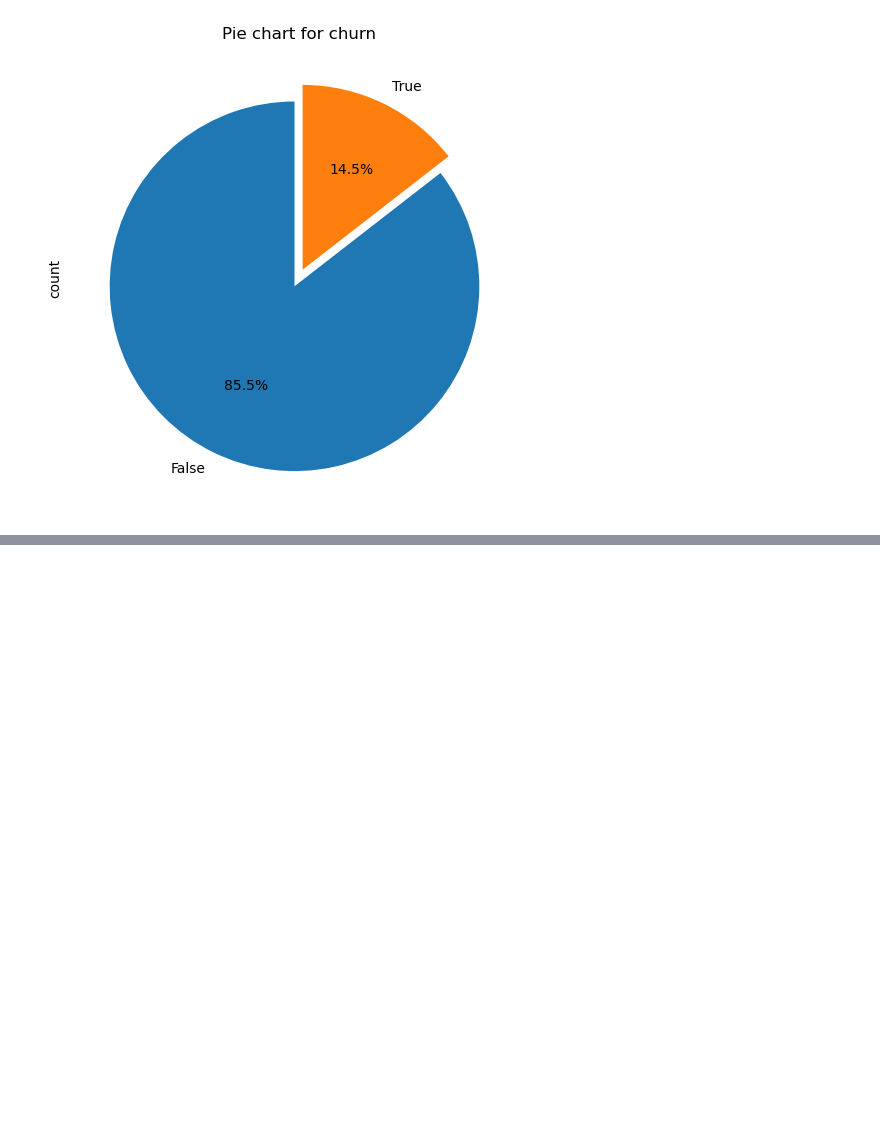
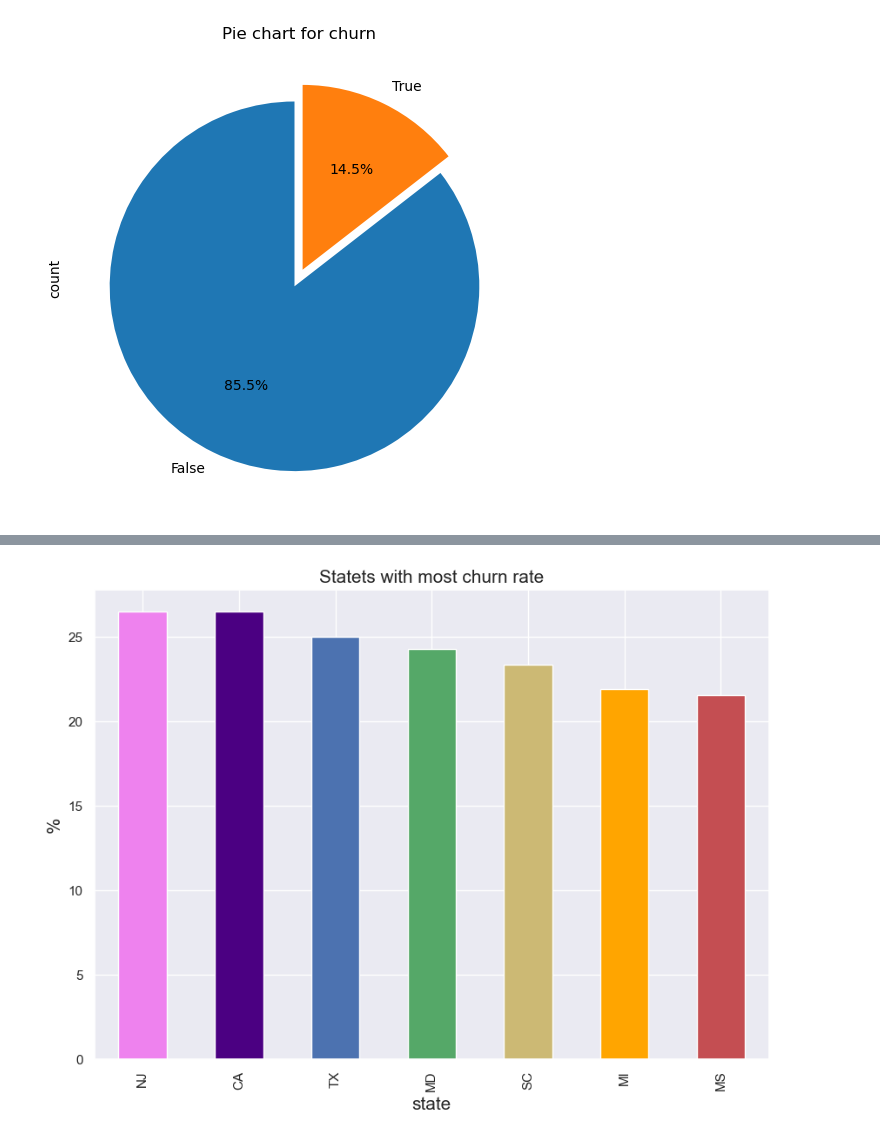
Before and after one commit to kafuuma/MCS-7103-ML, a Jupyter notebook: EDA-Customer-churn.ipynb, the cells around one changed output, grey strips where cells are left out. Saved outputs shown, nothing was run; the diff lists cells and outputs as text; code cells hidden in the pictures; blank space fills up the shorter version.

```diff
--- a/EDA-Customer-churn.ipynb
+++ b/EDA-Customer-churn.ipynb
@@ -207,0 +246,10 @@ plt.show()
+# %%
+plt.rcParams['figure.figsize'] = (10,7)
+color= plt.cm.copper(np.linspace(0,0.5,20))
+((telecom_df.groupby(['state'])['churn'].mean())*100).sort_values(ascending=False).head(7).plot.bar(color=['violet','indigo','b','g','y','orange','r'])
+plt.title('Statets with most churn rate', fontsize=15)
+plt.xlabel('state', fontsize=15)
+plt.ylabel('%', fontsize=15)
+plt.show()
+# %% [output]
+[figure, added]
```
Also changed, not shown: parts of 56 cells of this notebook.
